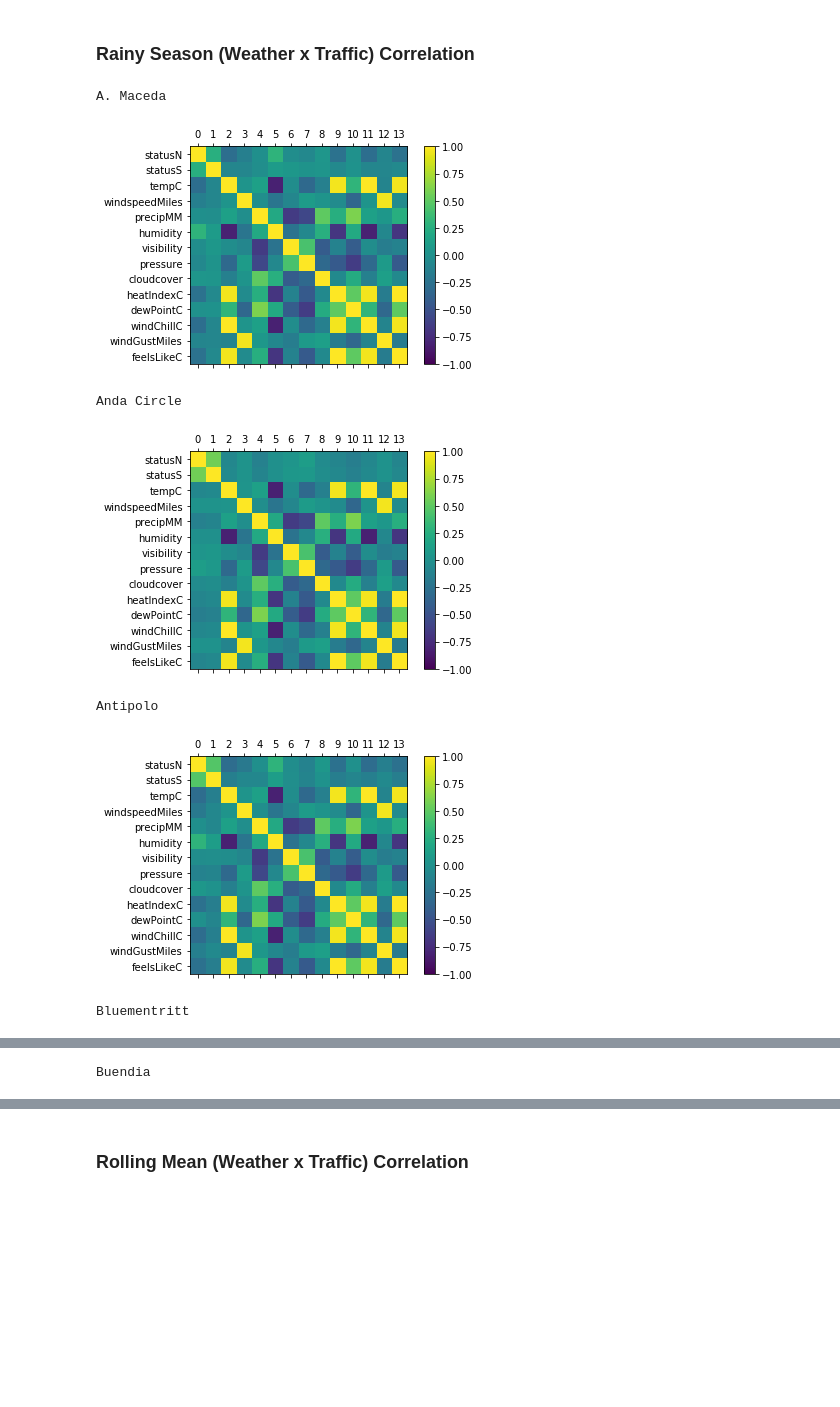
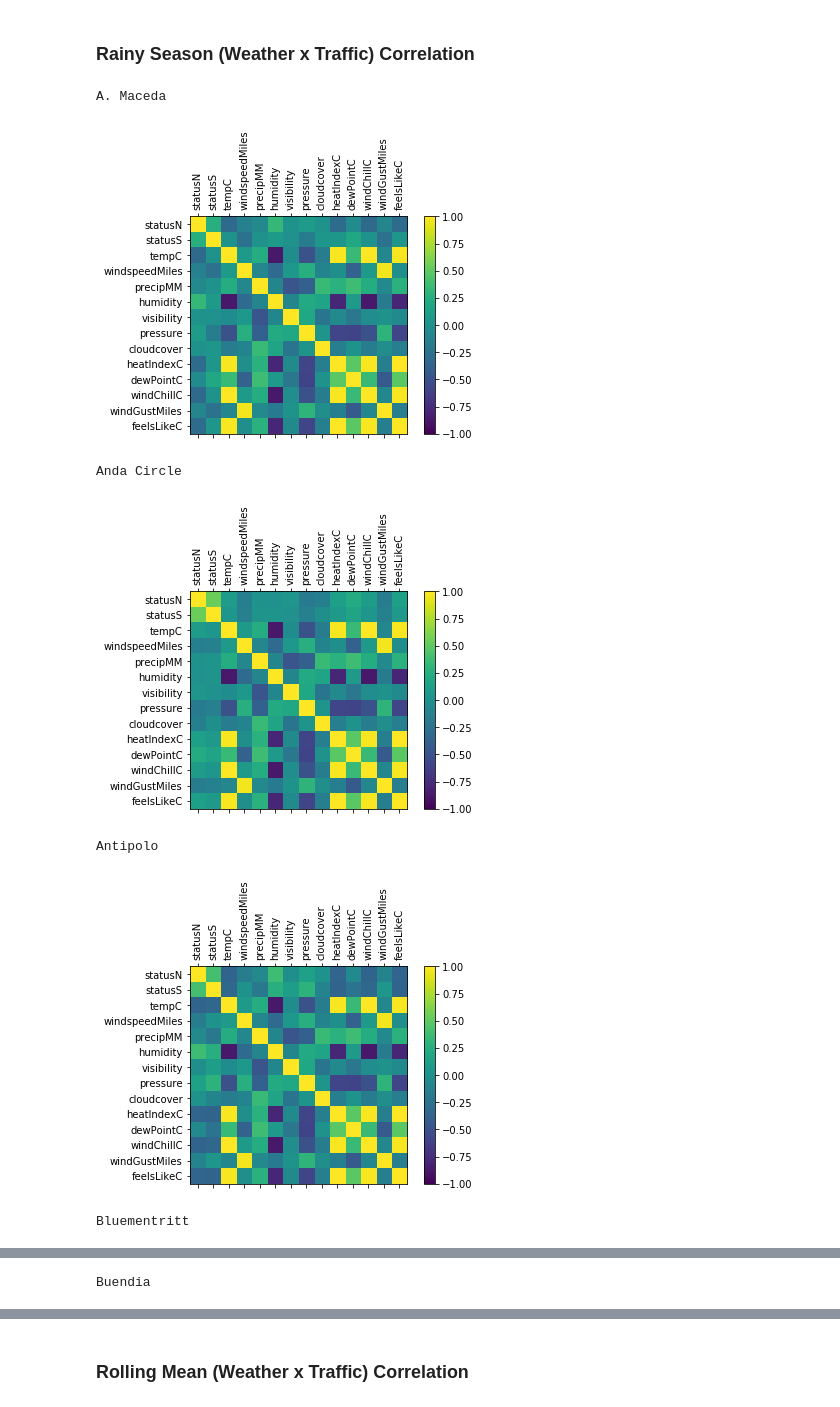
Before and after one commit to fuouo/TrafficBato, a Jupyter notebook: analysis/CorrelationAnalysis.ipynb, the cells around one changed output, grey strips where cells are left out. Drawn from its saved outputs; the diff is of its cells as text; code cells hidden in the pictures; blank space fills up the shorter version.

Commit message:
Updated dataset importing of PM1 and PM2; Updated Feature Fusion and Fusion Center; Added Analysis code

```diff
--- a/analysis/CorrelationAnalysis.ipynb
+++ b/analysis/CorrelationAnalysis.ipynb
@@ -73,6 +73,8 @@ def visualizeCorrelationPlot(dc):
     ticks = np.arange(0,len(dc.columns),1)
     ax.set_xticks(ticks)
     ax.set_yticklabels(dc.columns)
+    ax.set_xticklabels(dc.columns, rotation="vertical")
+
     plt.show()
 # %% [markdown]
 
@@ -89,7 +91,7 @@ YEAR = "2015"
 EXT = ".csv"
 
 DATASET_DIR = "../../../../datasets/"
-DATASET_DIVISION = "transformed"
+DATASET_DIVISION = "seasonWet"
 # %% [markdown]
 #### Traffic Dataset
 # %%
@@ -103,6 +105,7 @@ for t in ROADS_1:
         print("File not found... file: " + TRAFFIC_FILENAME)
         continue
 
+    traffic_raw_data = traffic_raw_data.shift(-5)
     traffic_raw_data = traffic_raw_data.fillna(0)
     traffic_dataset = traffic_raw_data
 
@@ -293,0 +225,11 @@ Traffic for Edsa Extension
+# %%
+r = 18
+td = TRAFFIC_LIST[r]
+
+
+start = 2348
+end = 2924
+lag = 96
+plt.plot(td.statusN[start:end], alpha=0.2, c='b')
+plt.plot(td.statusN[start:end+lag].shift(-lag).rolling(lag+1).mean(), alpha=0.4, c='black')
+plt.show()
@@ -298,23 +242,23 @@ Traffic for Edsa Extension
 # %%
 if not os.path.exists(DATASET_DIR + "analysis/" + DATASET_DIVISION):
         os.makedirs(DATASET_DIR + "analysis/" + DATASET_DIVISION)
 
-TO_EXPORT = True
+TO_EXPORT = False
 for r in range(len(TRAFFIC_LIST)):
     traffic = TRAFFIC_LIST[r]
     weather = weather_dataset
     rainy_corr = trafficWeatherCorr(traffic, weather)
 
     if TO_EXPORT:
         rainy_corr.to_csv(DATASET_DIR + "analysis/" + DATASET_DIVISION + "/" + ROADS_1[r] + "_" + YEAR + "_" + DATASET_DIVISION + EXT, encoding='utf-8')
 
     print(ROADS_1[r])
     visualizeCorrelationPlot(rainy_corr)
 # %% [output]
 A. Maceda
-[figure, old version]
+[figure, new version]
 Anda Circle
-[figure, old version]
+[figure, new version]
 Antipolo
-[figure, old version]
+[figure, new version]
 Bluementritt
```
Also changed, not shown: parts of 8 cells of this notebook, 13 other files.
